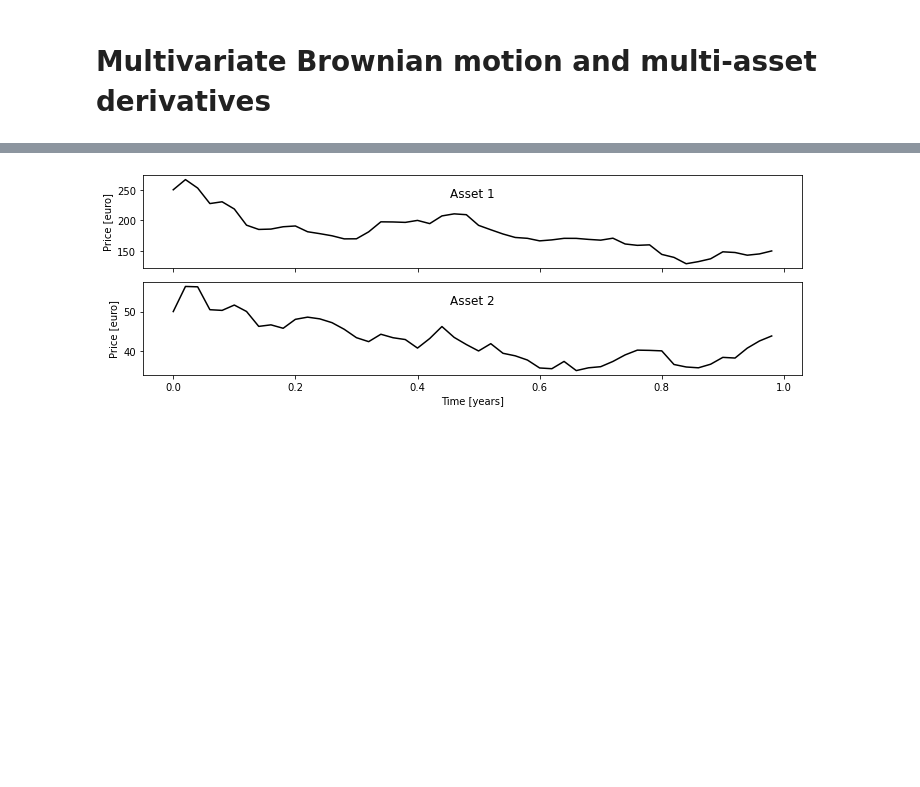
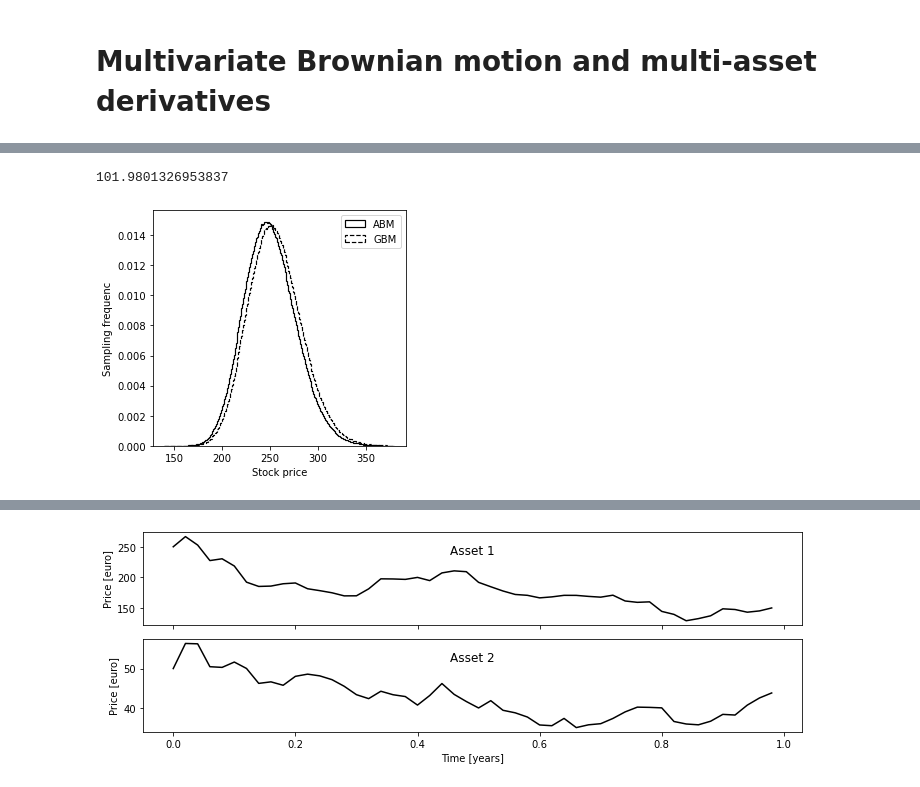
Before and after one commit to WillemJan9519/SPFDM-2, a Jupyter notebook: SPFDM 2.ipynb, the cells around one changed output, grey strips where cells are left out. Saved outputs shown, nothing was run; the diff lists cells and outputs as text; code cells hidden in the pictures; blank space fills up the shorter version.

```diff
--- a/SPFDM 2.ipynb
+++ b/SPFDM 2.ipynb
@@ -812,2 +800,44 @@ BGMB.plot_many()
+# %%
+def black_scholes(S, K, T, r, sigma, call_put='call'):
+    """Return black scholes price of an option"""
+    #S: spot price
+    #K: strike price
+    #T: time to maturity
+    #r: interest rate
+    #sigma: volatility of underlying asset
+    d1 = (np.log(S / K) + (r + 0.5 * sigma ** 2) * T) / (sigma * np.sqrt(T))
+    d2 = (np.log(S / K) + (r - 0.5 * sigma ** 2) * T) / (sigma * np.sqrt(T))
+
+    if call_put == 'call':
+        optionprice = (S * norm.cdf(d1, 0.0, 1.0) - K * np.exp(-r * T) * norm.cdf(d2, 0.0, 1.0))
+    elif call_put == 'put':
+        optionprice = (K * np.exp(-r * T) * norm.cdf(-d2, 0.0, 1.0) - S * norm.cdf(-d1, 0.0, 1.0))
+    return optionprice
+
+black_scholes(200,K=100,T=1,r=0.02,sigma=12.657/100)
+# %% [output]
+101.9801326953837
+# %%
+def GBM_vs_ABM():
+    BGMB = multivariate_brownian(Npaths = 5000000, Ntimesteps = 35, T = 1,rho=0.3, ABM=False)
+    GBM = BGMB.simulate()
+    BGMB = multivariate_brownian(Npaths = 5000000, Ntimesteps = 35, T = 1,rho=0.3, ABM=True)
+    ABM = BGMB.simulate()
+
+    bins = np.arange(140,380,1)
+
+    plt.figure(figsize=(4.5,4))
+    plt.hist(ABM[0,:,-1],histtype='step',lw=1.2,label='ABM',bins=bins,color='black',density=True)
+    plt.hist(GBM[0,:,-1],histtype='step', lw=1.2, label='GBM', bins=bins,color='black',ls='--',density=True)
+    plt.legend()
+    plt.xlabel('Stock price')
+    plt.ylabel('Sampling frequenc')
+    plt.tight_layout()
+    plt.savefig('ABMvsGBM.pdf')
+    plt.show()
+
+GBM_vs_ABM()
+# %% [output]
+[figure, added]
 # %%
 BGMB.spread_vola()
```
Also changed, not shown: parts of 4 cells of this notebook.
